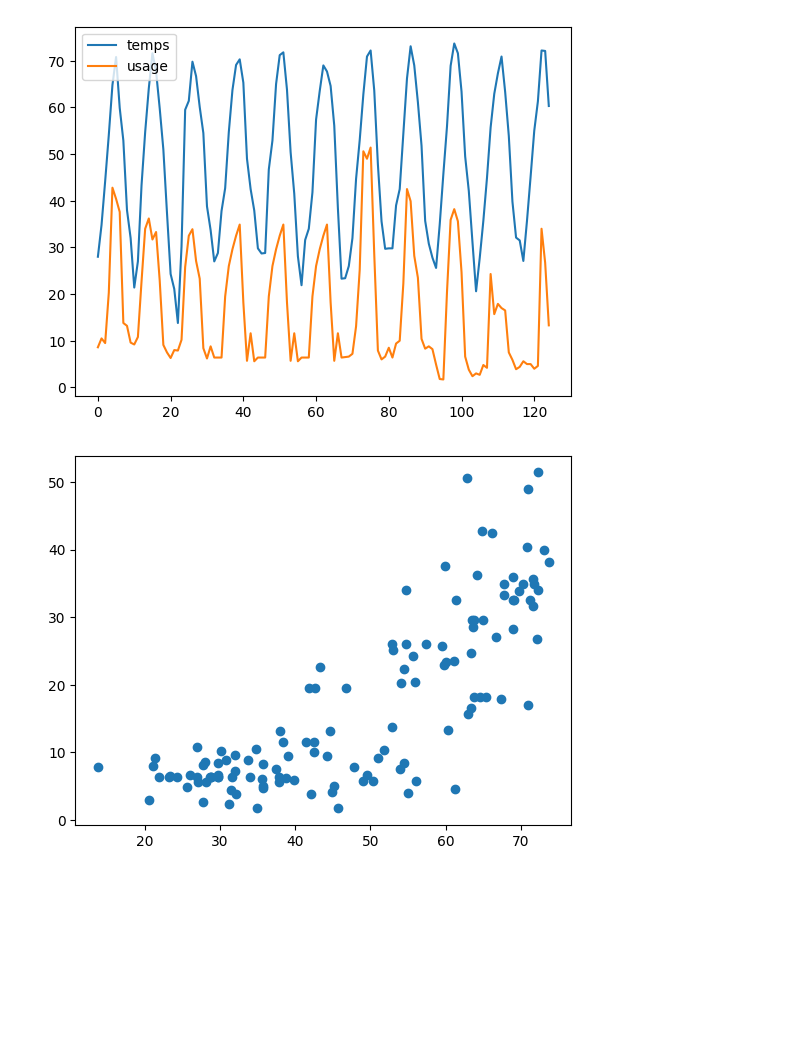
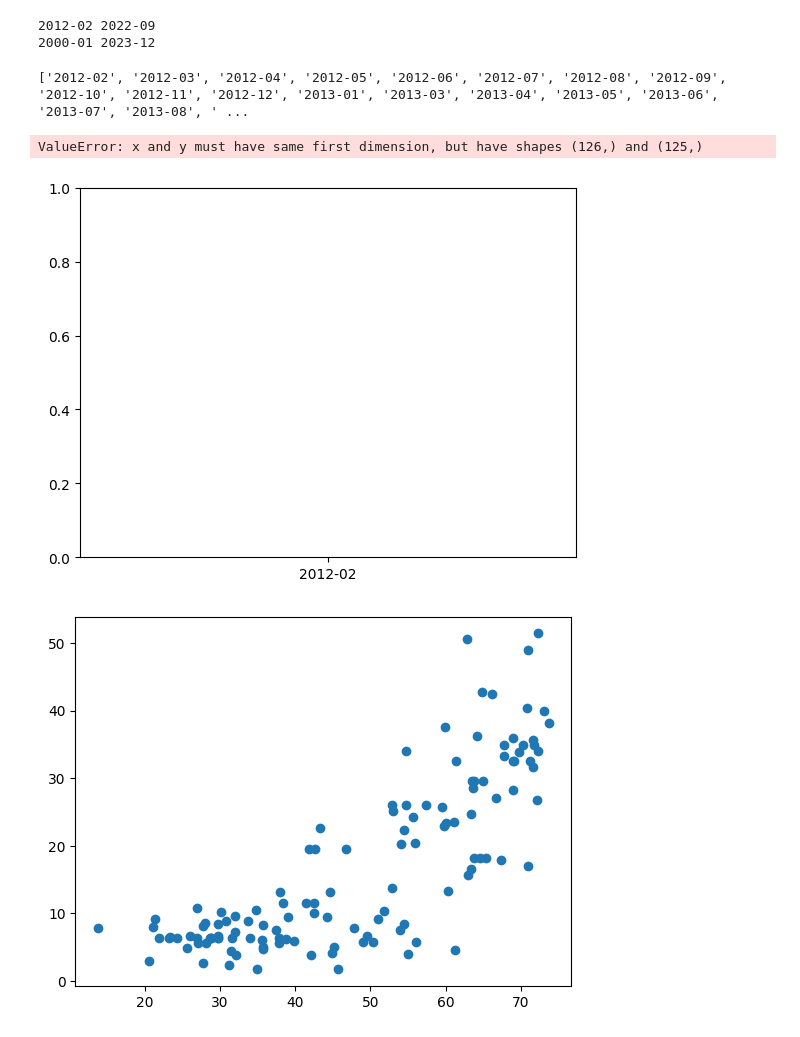
Before and after one commit to Icyfire18/CS5500, a Jupyter notebook: utils/regression.ipynb, the cells around one changed output. Drawn from its saved outputs; the diff is of its cells as text; code cells hidden in the pictures; blank space fills up the shorter version.

```diff
--- a/utils/regression.ipynb
+++ b/utils/regression.ipynb
@@ -25,7 +25,12 @@ for date, tmp in zip(weather_dates, temp):
     temps_dict[date] = tmp
 conn.close()
 
-# dates start at Feb-2012 and end at June-2023
+# dates start at Feb-2012 and end at Sep-2022
+print(usage_dates[0], usage_dates[-1])
+print(weather_dates[0], weather_dates[-1])
+# %% [output]
+2012-02 2022-09
+2000-01 2023-12
 # %%
 # get usage and temperature for all the dates in usage_dict
 monthly_usage, monthly_temp = [], []
@@ -35,12 +40,15 @@ for date in usage_dict:
         monthly_temp.append(temps_dict[date])
 # %%
 # plot temps; usage
-plt.plot(monthly_temp, label='temps')
-plt.plot(monthly_usage, label='usage')
+print((list(usage_dict.keys())), (monthly_temp))
+plt.plot(list(usage_dict.keys()), monthly_temp, label='temps')
+#plt.plot(monthly_usage, label='usage')
 plt.legend()
 plt.show()
 # %% [output]
+['2012-02', '2012-03', '2012-04', '2012-05', '2012-06', '2012-07', '2012-08', '2012-09', '2012-10', '2012-11', '2012-12', '2013-01', '2013-03', '2013-04', '2013-05', '2013-06', '2013-07', '2013-08', ' ...
+ValueError: x and y must have same first dimension, but have shapes (126,) and (125,)
-[figure, old version]
+[figure, new version]
 # %%
 # plot temps on x, usage on y
 plt.scatter(monthly_temp, monthly_usage)
```
